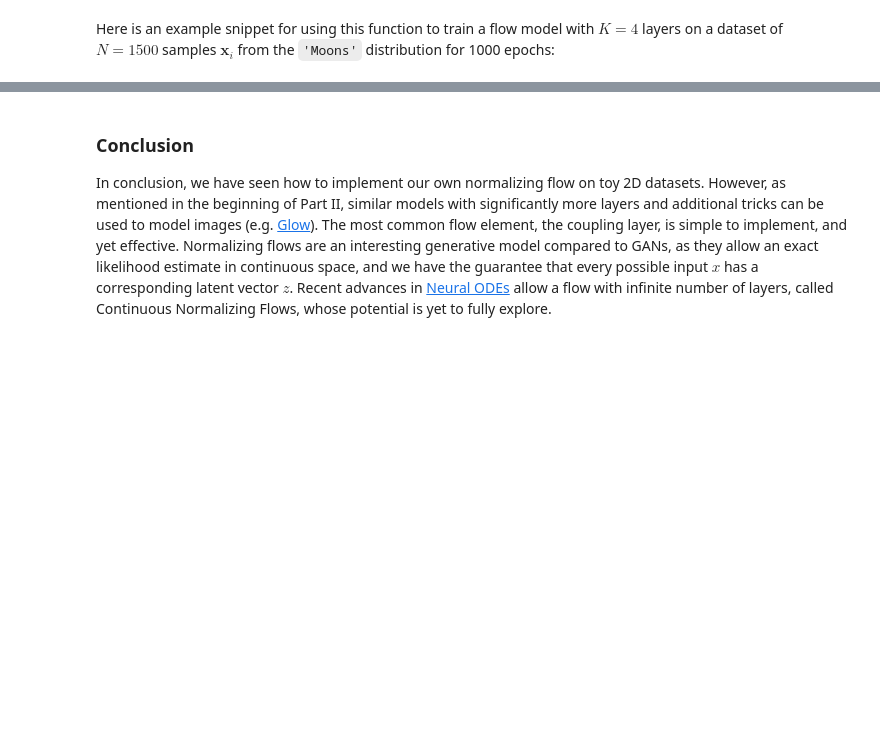
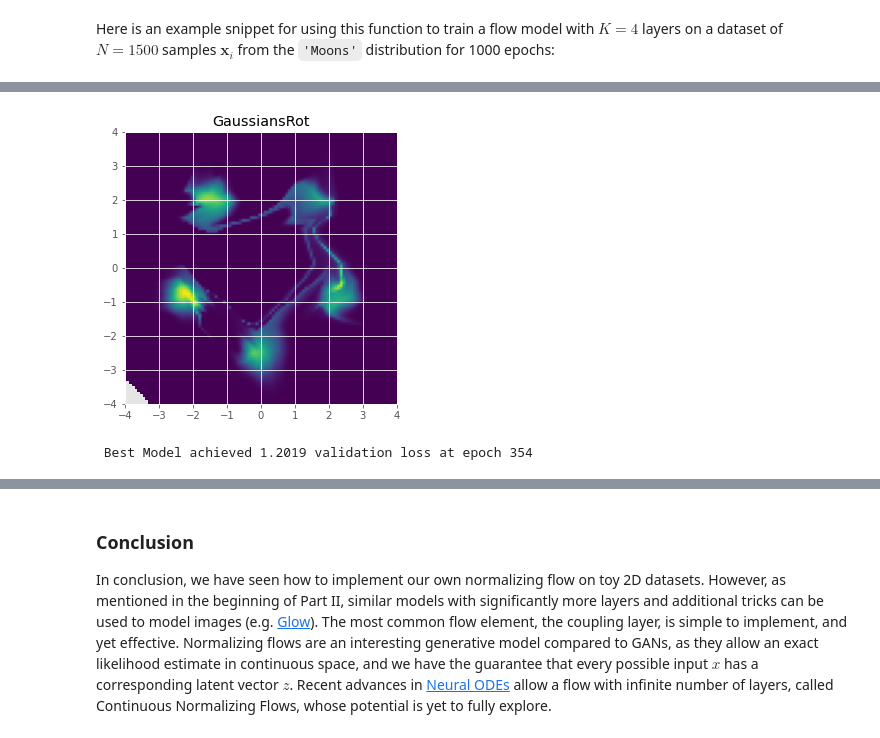
Before and after one commit to adidigit/statistical_methods_in_ip, a Jupyter notebook: HW1/Spring2022_KDE_NormalizingFlows.ipynb, the cells around one changed output, grey strips where cells are left out. Drawn from its saved outputs; the diff is of its cells as text; code cells hidden in the pictures; blank space fills up the shorter version.

```diff
--- a/HW1/Spring2022_KDE_NormalizingFlows.ipynb
+++ b/HW1/Spring2022_KDE_NormalizingFlows.ipynb
@@ -742,0 +554,8 @@ Implementation tips:
+# %%
+plot_model_dist_on_grid('GaussiansRot',GaussiansRot_model,-4,4,-4,4)
+# %% [output]
+[figure, added]
+# %%
+Moon_model ,train_loss, valid_loss = train_dist('Moons',nepochs=1000)
+# %% [output]
+ Best Model achieved 1.2019 validation loss at epoch 354
```
Also changed, not shown: parts of 35 cells of this notebook, 1 other file.
